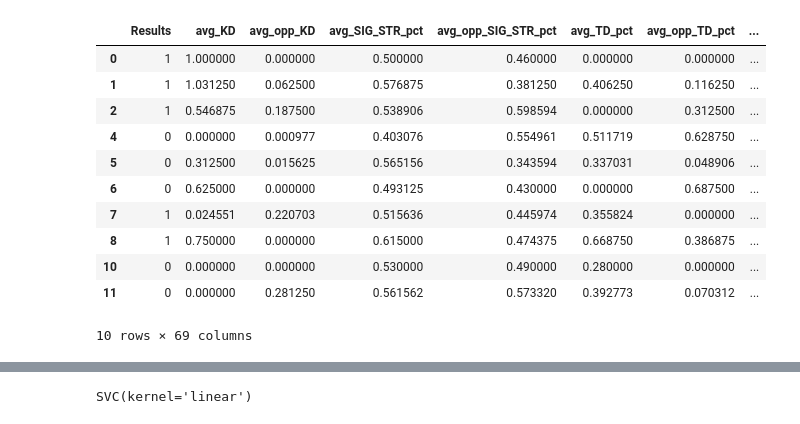
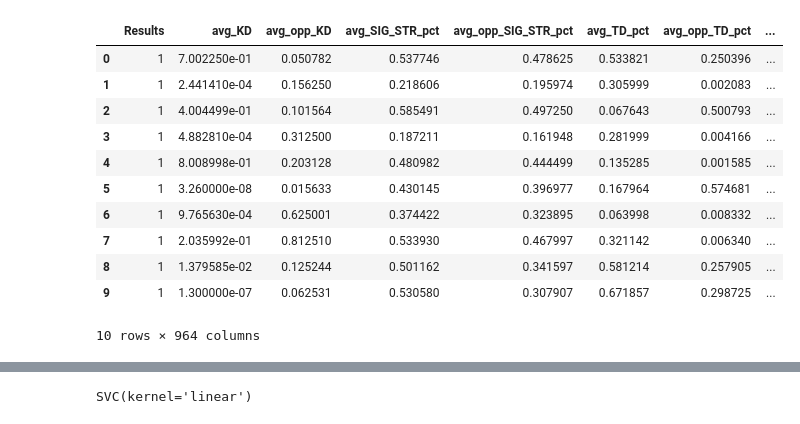
Before and after one commit to cadekalander77/Final-Project, a Jupyter notebook: Machine Learning/svm.ipynb, the cells around one changed output, grey strips where cells are left out. Cells and saved outputs as stored; diff of their text form; code cells hidden in the pictures.

```diff
--- a/Machine Learning/svm.ipynb
+++ b/Machine Learning/svm.ipynb
@@ -3,7 +3,7 @@ from pathlib import Path
 import numpy as np
 import pandas as pd
 
-file_path = Path('../final_pro/a_faa_stance.csv')
+file_path = Path('../Machine Learning/popular_features_camps.csv')
 fighter_df = pd.read_csv(file_path)
 fighter_df.head(10)
 # %% [output]
@@ -21,0 +22,3 @@ fighter_df.head(10)
+# %%
+camps_binary_encoded = pd.get_dummies(fighter_df, columns=["Camps"])
+camps_binary_encoded.head()
@@ -22,17 +33,17 @@ fighter_df.head(10)
 # %%
-fighter_df = fighter_df.dropna()
-fighter_df.head(10)
+camps_binary_encoded = camps_binary_encoded.dropna()
+camps_binary_encoded.head(10)
 # %% [output]
 |  | Results | avg_KD | avg_opp_KD | avg_SIG_STR_pct | avg_opp_SIG_STR_pct | avg_TD_pct | avg_opp_TD_pct | ... |
-| 0 | 1 | 1.000000 | 0.000000 | 0.500000 | 0.460000 | 0.000000 | 0.000000 | ... |
-| 1 | 1 | 1.031250 | 0.062500 | 0.576875 | 0.381250 | 0.406250 | 0.116250 | ... |
-| 2 | 1 | 0.546875 | 0.187500 | 0.538906 | 0.598594 | 0.000000 | 0.312500 | ... |
-| 4 | 0 | 0.000000 | 0.000977 | 0.403076 | 0.554961 | 0.511719 | 0.628750 | ... |
-| 5 | 0 | 0.312500 | 0.015625 | 0.565156 | 0.343594 | 0.337031 | 0.048906 | ... |
-| 6 | 0 | 0.625000 | 0.000000 | 0.493125 | 0.430000 | 0.000000 | 0.687500 | ... |
-| 7 | 1 | 0.024551 | 0.220703 | 0.515636 | 0.445974 | 0.355824 | 0.000000 | ... |
-| 8 | 1 | 0.750000 | 0.000000 | 0.615000 | 0.474375 | 0.668750 | 0.386875 | ... |
-| 10 | 0 | 0.000000 | 0.000000 | 0.530000 | 0.490000 | 0.280000 | 0.000000 | ... |
-| 11 | 0 | 0.000000 | 0.281250 | 0.561562 | 0.573320 | 0.392773 | 0.070312 | ... |
+| 0 | 1 | 7.002250e-01 | 0.050782 | 0.537746 | 0.478625 | 0.533821 | 0.250396 | ... |
+| 1 | 1 | 2.441410e-04 | 0.156250 | 0.218606 | 0.195974 | 0.305999 | 0.002083 | ... |
+| 2 | 1 | 4.004499e-01 | 0.101564 | 0.585491 | 0.497250 | 0.067643 | 0.500793 | ... |
+| 3 | 1 | 4.882810e-04 | 0.312500 | 0.187211 | 0.161948 | 0.281999 | 0.004166 | ... |
+| 4 | 1 | 8.008998e-01 | 0.203128 | 0.480982 | 0.444499 | 0.135285 | 0.001585 | ... |
+| 5 | 1 | 3.260000e-08 | 0.015633 | 0.430145 | 0.396977 | 0.167964 | 0.574681 | ... |
+| 6 | 1 | 9.765630e-04 | 0.625001 | 0.374422 | 0.323895 | 0.063998 | 0.008332 | ... |
+| 7 | 1 | 2.035992e-01 | 0.812510 | 0.533930 | 0.467997 | 0.321142 | 0.006340 | ... |
+| 8 | 1 | 1.379585e-02 | 0.125244 | 0.501162 | 0.341597 | 0.581214 | 0.257905 | ... |
+| 9 | 1 | 1.300000e-07 | 0.062531 | 0.530580 | 0.307907 | 0.671857 | 0.298725 | ... |
-10 rows × 69 columns
+10 rows × 964 columns
 # %%
```
Also changed, not shown: parts of 8 cells of this notebook, 1 other file.
